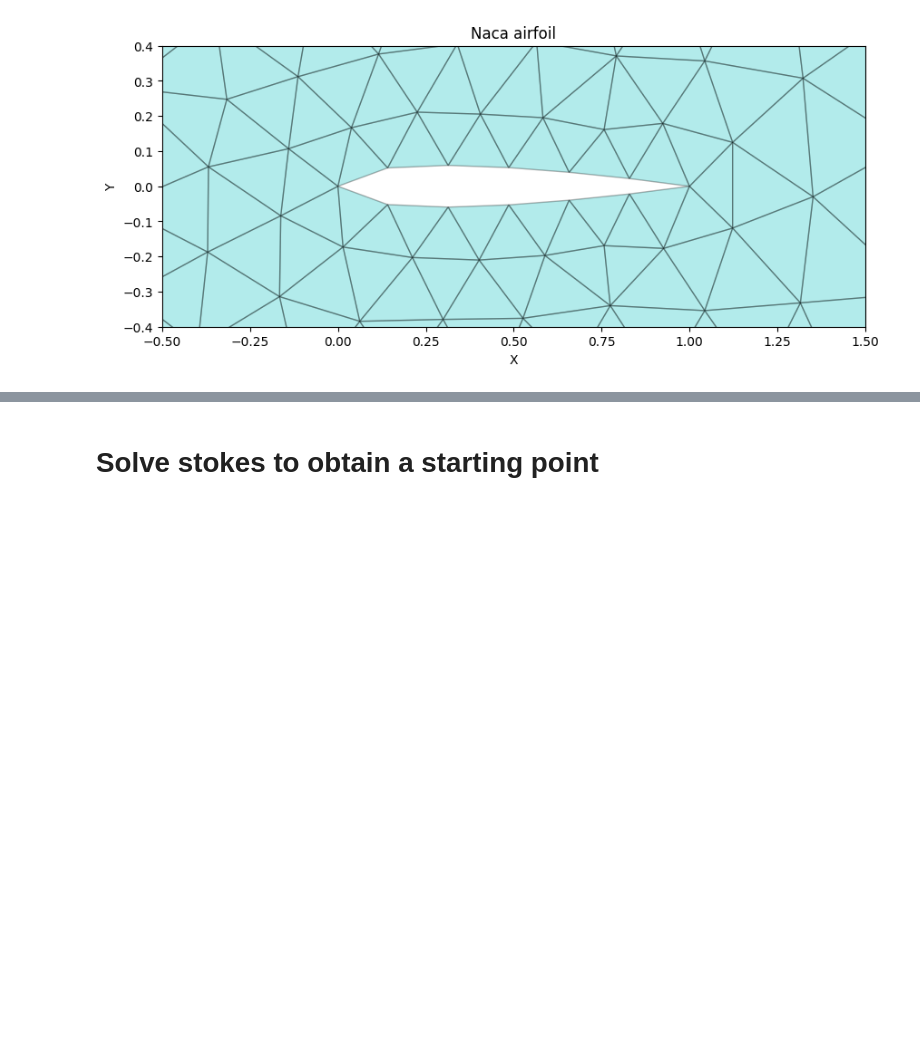
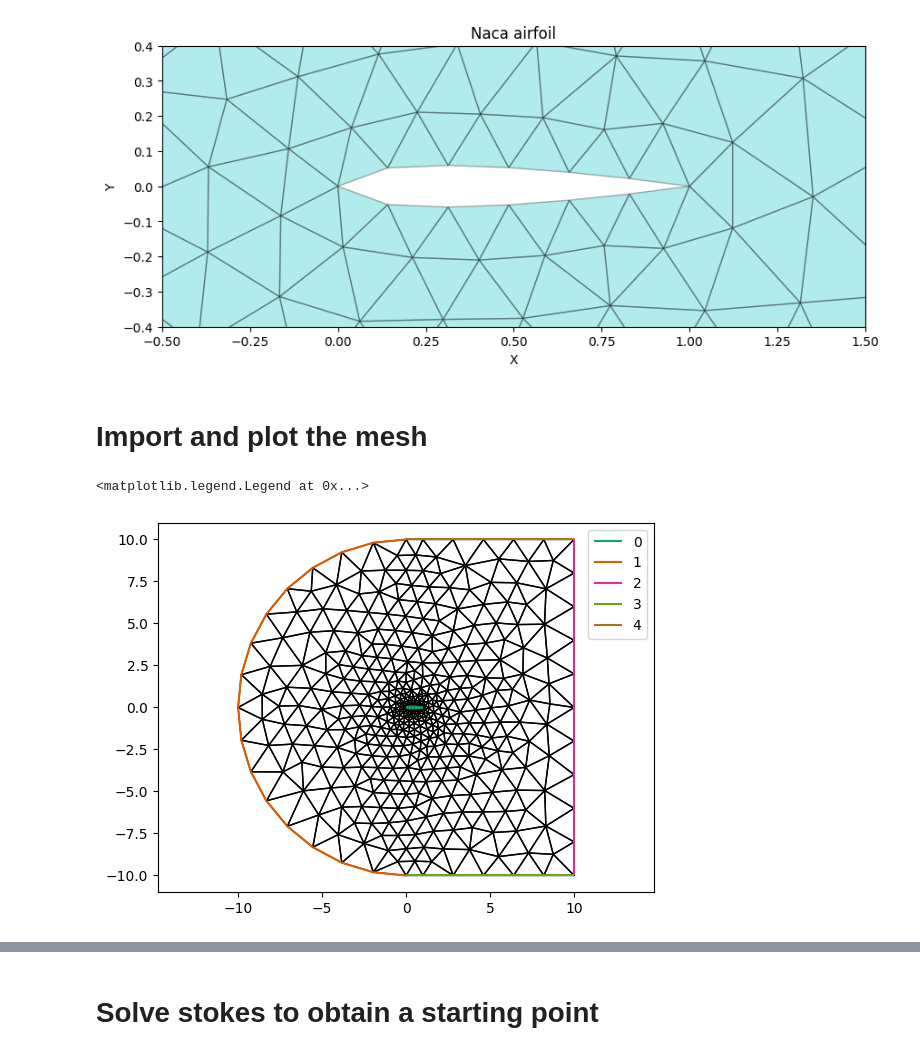
Before and after one commit to gupo33/ProgettoNAPDE, a Jupyter notebook: Progetto Napde.ipynb, the cells around one changed output, grey strips where cells are left out. Saved outputs shown, nothing was run; the diff lists cells and outputs as text; code cells hidden in the pictures; blank space fills up the shorter version.

```diff
--- a/Progetto Napde.ipynb
+++ b/Progetto Napde.ipynb
@@ -121,3 +143,5 @@ ax.set_ylim(-0.4, 0.4)
 plt.show()
 # %% [output]
 [figure]
+# %% [markdown]
+# Import and plot the mesh
@@ -123,0 +150,8 @@ plt.show()
+# %%
+fig, ax = plt.subplots()
+triplot(M, axes=ax)
+ax.axis('equal')
+ax.legend()
+# %% [output]
+<matplotlib.legend.Legend at 0x...>
+[figure, added]
```
Also changed, not shown: parts of 20 cells of this notebook, 2 other files.
